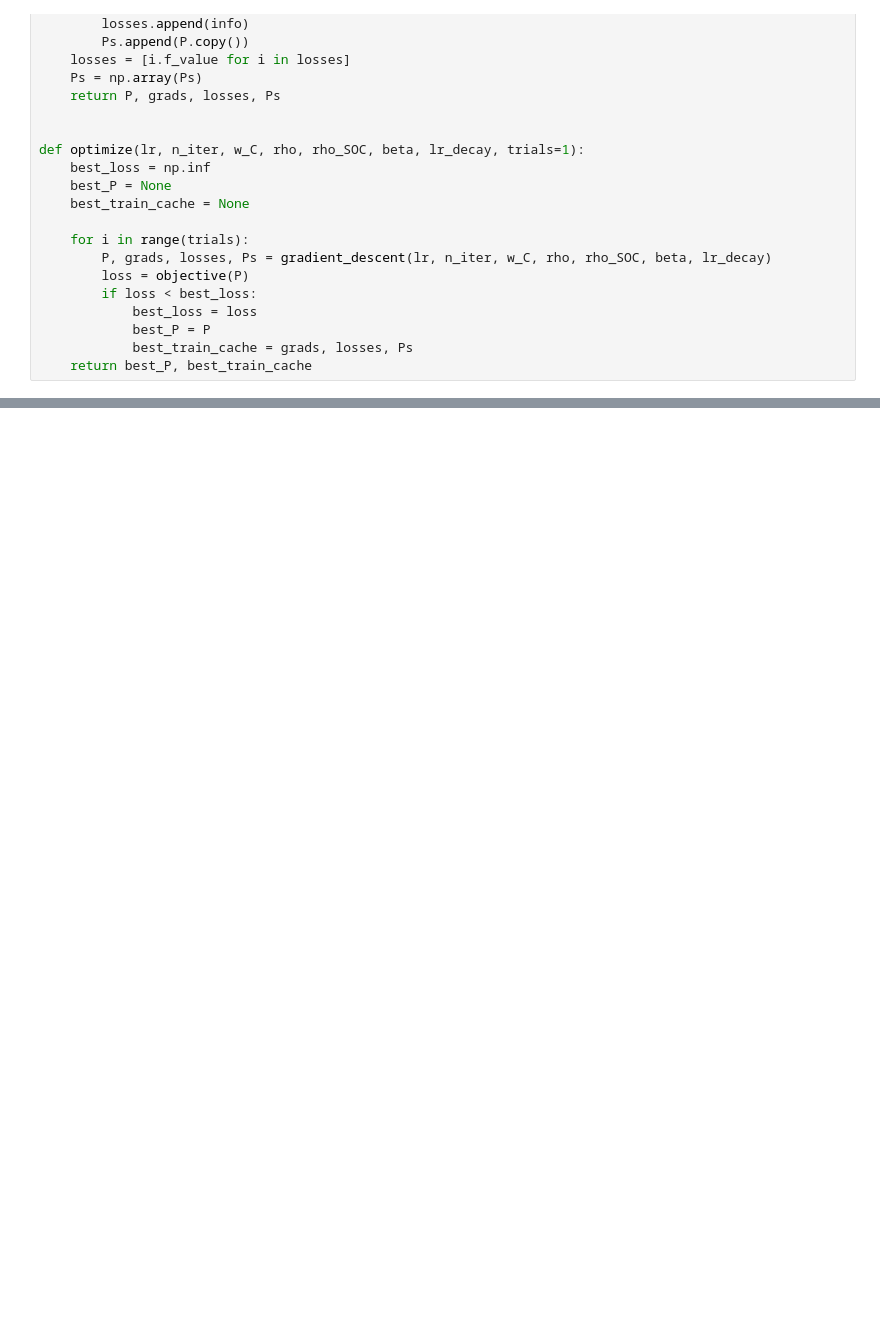
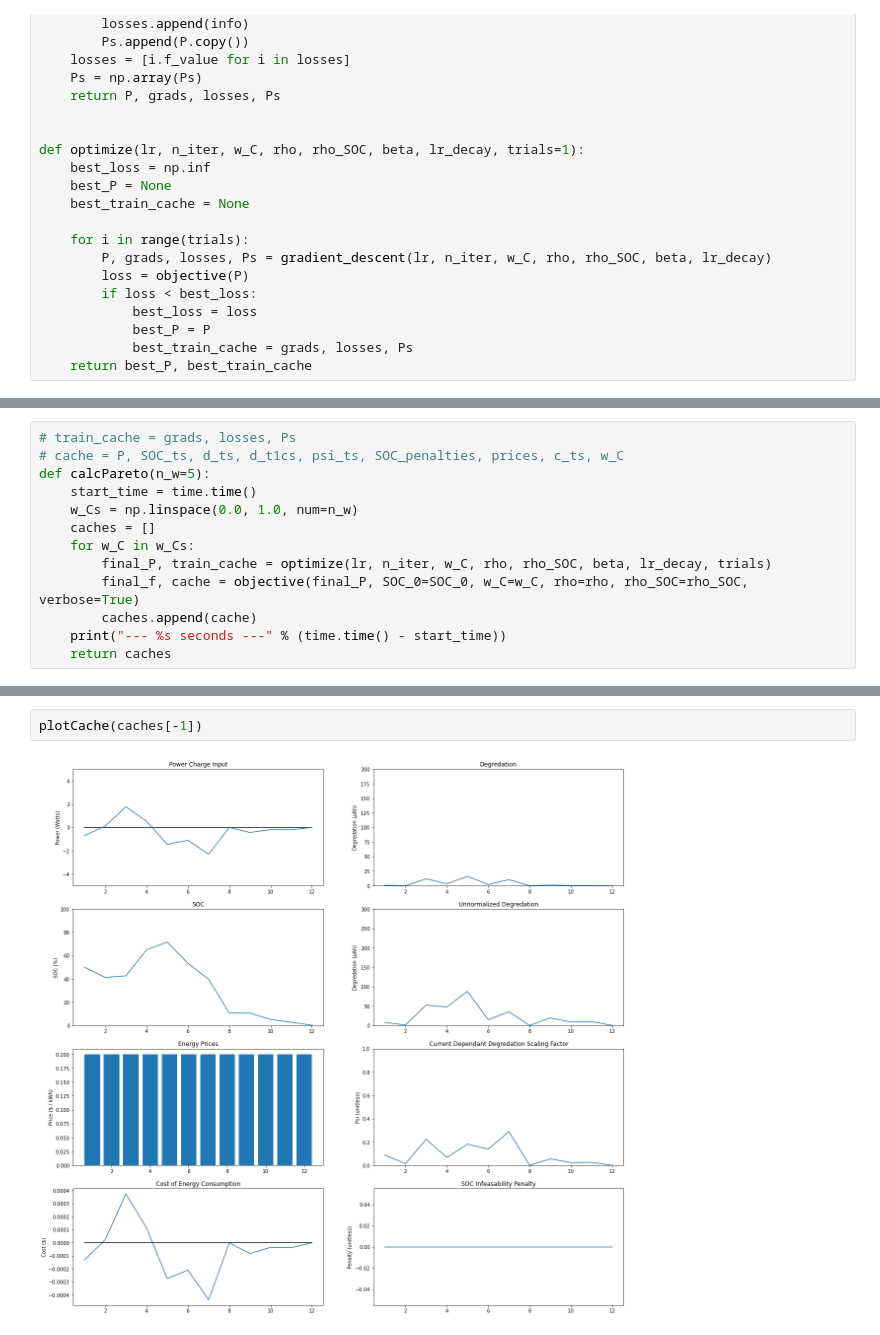
Before and after one commit to jacobazoulay/battery-optimization, a Jupyter notebook: notebooks/Model_Optimization.ipynb, the cells around one changed output, grey strips where cells are left out. Cells and saved outputs as stored; diff of their text form; blank space fills up the shorter version.

```diff
--- a/notebooks/Model_Optimization.ipynb
+++ b/notebooks/Model_Optimization.ipynb
@@ -304,0 +354,13 @@ plotCache(cache)
+# %%
+# train_cache = grads, losses, Ps
+# cache = P, SOC_ts, d_ts, d_t1cs, psi_ts, SOC_penalties, prices, c_ts, w_C
+def calcPareto(n_w=5):
+    start_time = time.time()
+    w_Cs = np.linspace(0.0, 1.0, num=n_w)
+    caches = []
+    for w_C in w_Cs:
+        final_P, train_cache = optimize(lr, n_iter, w_C, rho, rho_SOC, beta, lr_decay, trials)
+        final_f, cache = objective(final_P, SOC_0=SOC_0, w_C=w_C, rho=rho, rho_SOC=rho_SOC, verbose=True)
+        caches.append(cache)
+    print("--- %s seconds ---" % (time.time() - start_time))
+    return caches
@@ -304,0 +409,4 @@ plotCache(cache)
+# %%
+plotCache(caches[-1])
+# %% [output]
+[figure, added]
```
Also changed, not shown: parts of 11 cells of this notebook.
